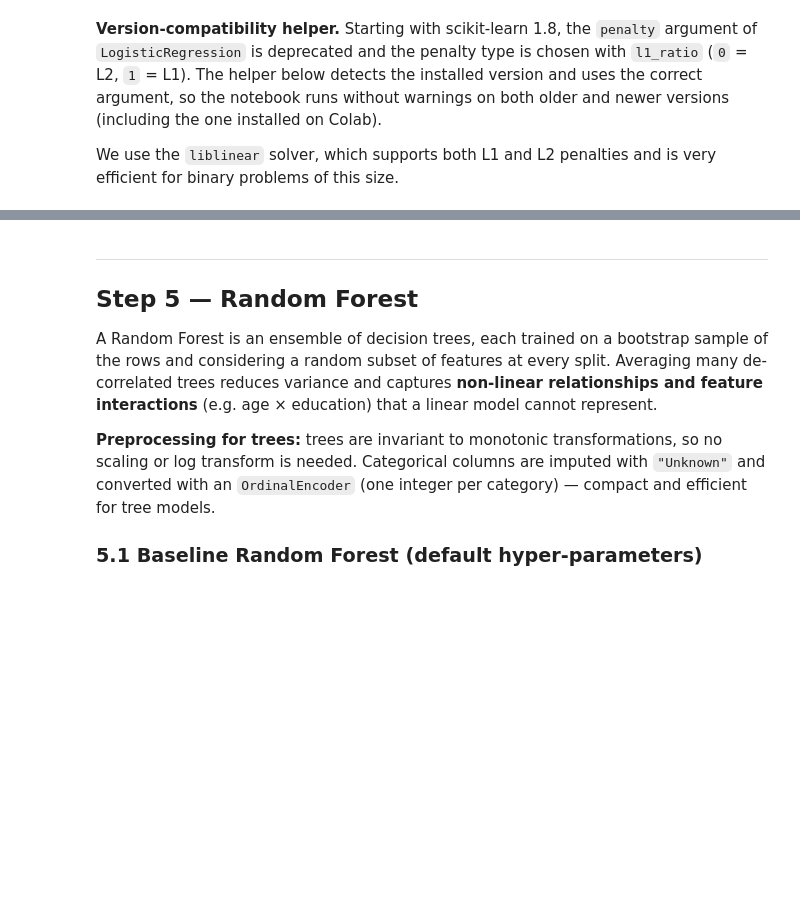
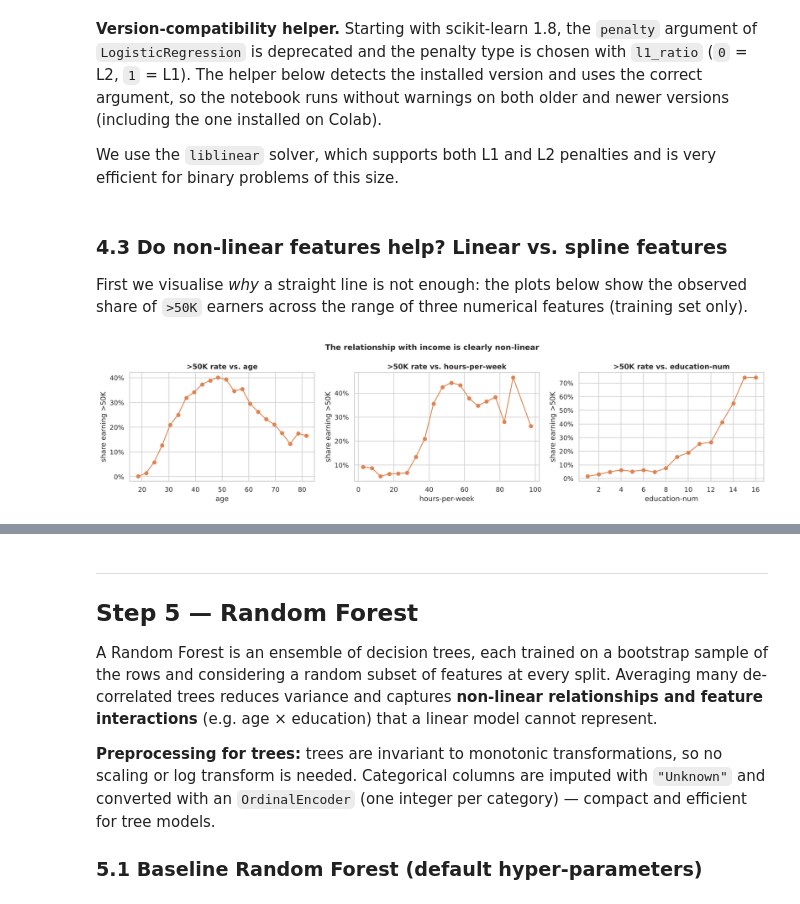
Before and after one commit to hoangminhthanh20042020-cpu/Homework3_datascience, a Jupyter notebook: Homework3_Income_Prediction.ipynb, the cells around one changed output, grey strips where cells are left out. Cells and saved outputs as stored; diff of their text form; code cells hidden in the pictures; blank space fills up the shorter version.

```diff
--- a/Homework3_Income_Prediction.ipynb
+++ b/Homework3_Income_Prediction.ipynb
@@ -554,0 +571,20 @@ C_GRID = np.logspace(-3, 2, 11)  # 0.001 ... 100
+# %% [markdown]
+### 4.3 Do non-linear features help? Linear vs. spline features
+
+First we visualise *why* a straight line is not enough: the plots below show the observed share of `>50K` earners across the range of three numerical features (training set only).
+# %%
+fig, axes = plt.subplots(1, 3, figsize=(16, 4))
+for ax, col, bins in zip(axes, ["age", "hours-per-week", "education-num"],
+                         [np.arange(17, 92, 3), np.arange(0, 101, 5), np.arange(0.5, 17.5, 1)]):
+    binned = pd.cut(X_train[col], bins=bins)
+    rate = y_train.groupby(binned, observed=True).agg(["mean", "size"])
+    rate = rate[rate["size"] >= 30]  # hide bins with too few people
+    centers = [interval.mid for interval in rate.index]
+    ax.plot(centers, rate["mean"], marker="o", color="#DD8452")
+    ax.set(title=f">50K rate vs. {col}", xlabel=col, ylabel="share earning >50K")
+    ax.yaxis.set_major_formatter(plt.FuncFormatter(lambda v, _: f"{v:.0%}"))
+plt.suptitle("The relationship with income is clearly non-linear", fontsize=13, fontweight="bold")
+plt.tight_layout()
+plt.show()
+# %% [output]
+[figure, added]
```
Also changed, not shown: parts of 33 cells of this notebook, 1 other file.
